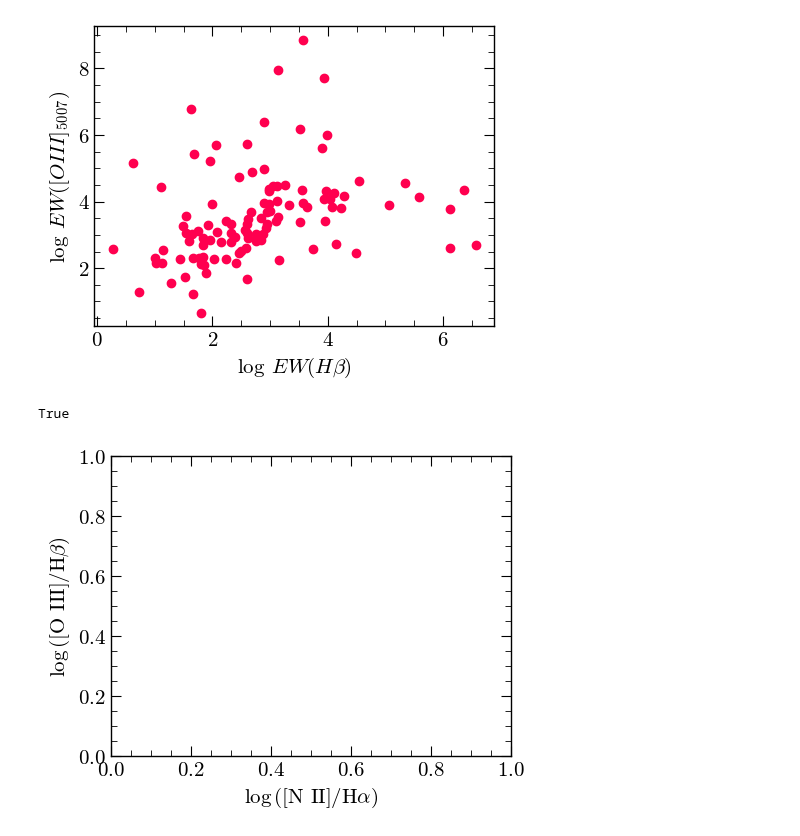
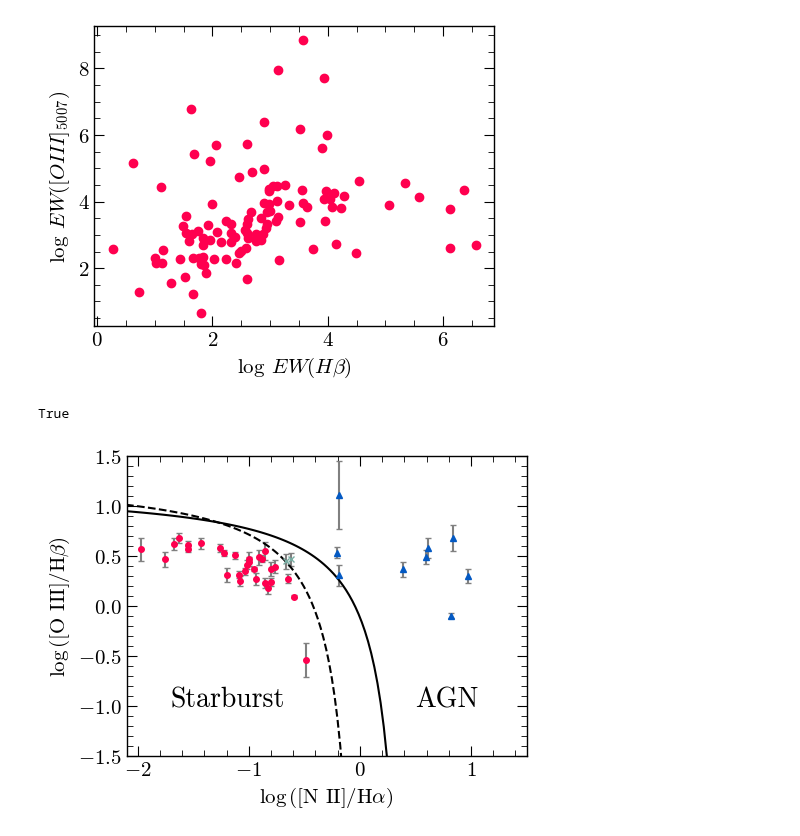
Before and after one commit to 0hardytom/eelgs, a Jupyter notebook: notebooks/week5-6/testnotes.ipynb, the cells around one changed output. Saved outputs shown, nothing was run; the diff lists cells and outputs as text; code cells hidden in the pictures.

```diff
--- a/notebooks/week5-6/testnotes.ipynb
+++ b/notebooks/week5-6/testnotes.ipynb
@@ -157,5 +141,10 @@ ax.set_xlabel(r'$\log\;F(H\beta)$')
 
 ax.set_xlim(3.1,9.9)
 
+xvals = np.log(tab['hbeta_flux'])
+yvals = np.log(tab['oiii5007_flux'])
+mask = (~np.isnan(xvals))&(~np.isnan(yvals))
+popt, cov = curve_fit(linear,xvals[mask], yvals[mask], p0=2*[0])
+
 pf.fix_plot([ax])
 # %% [output]
@@ -187,13 +176,35 @@ True
 # %%
 fig, ax = pf.create_plot()
 ax.set_xlabel(r'$\log$([N II]/H$\alpha$)')
 ax.set_ylabel(r'$\log$([O III]/H$\beta$)')
 
 xvals = np.log10(tab['nii6583_flux']/tab['halpha_flux'])
 yvals = np.log10(tab['oiii5007_flux']/tab['hbeta_flux'])
 
+xerr = np.abs(xvals*np.sqrt( (tab['nii6583_flux_err']/tab['nii6583_flux'])**2 + (tab['halpha_flux_err']/tab['halpha_flux'])**2 ))
+yerr = np.abs(yvals*np.sqrt( (tab['oiii5007_flux_err']/tab['oiii5007_flux'])**2 + (tab['hbeta_flux_err']/tab['hbeta_flux'])**2 ))
+
+classf = lr.classify_bpt(xvals,yvals)
+markers = ['o','x','^']
+colors = ['#ff004f', "#77aca2", "#0359c3"]
+
+
+for i,key in enumerate(list(classf.keys())):
+    mask = classf.get(key)
+    ax.errorbar(xvals[mask],yvals[mask], fmt=markers[i], yerr=yerr[mask], color=colors[i], ms=4, ecolor='gray', capsize=2)
+ax.set_xlim(-2.1,1.5)
+ax.set_ylim(-1.5,1.5)
+
+grid = np.linspace(-2.5,0, 100)
+grid2 = np.linspace(-2.5,.3, 100)
+
+ax.plot(grid,lr.kauffmann03(grid),color='k', ls='--')
+ax.plot(grid2,lr.kewley01(grid2),color='k')
+
+ax.text(-1.7,-1,'Starburst', fontsize=20)
+ax.text(0.5,-1,'AGN', fontsize=20)
 
 pf.fix_plot([ax])
 # %% [output]
 True
-[figure, old version]
+[figure, new version]
```
Also changed, not shown: parts of 5 cells of this notebook, 2 other files.
